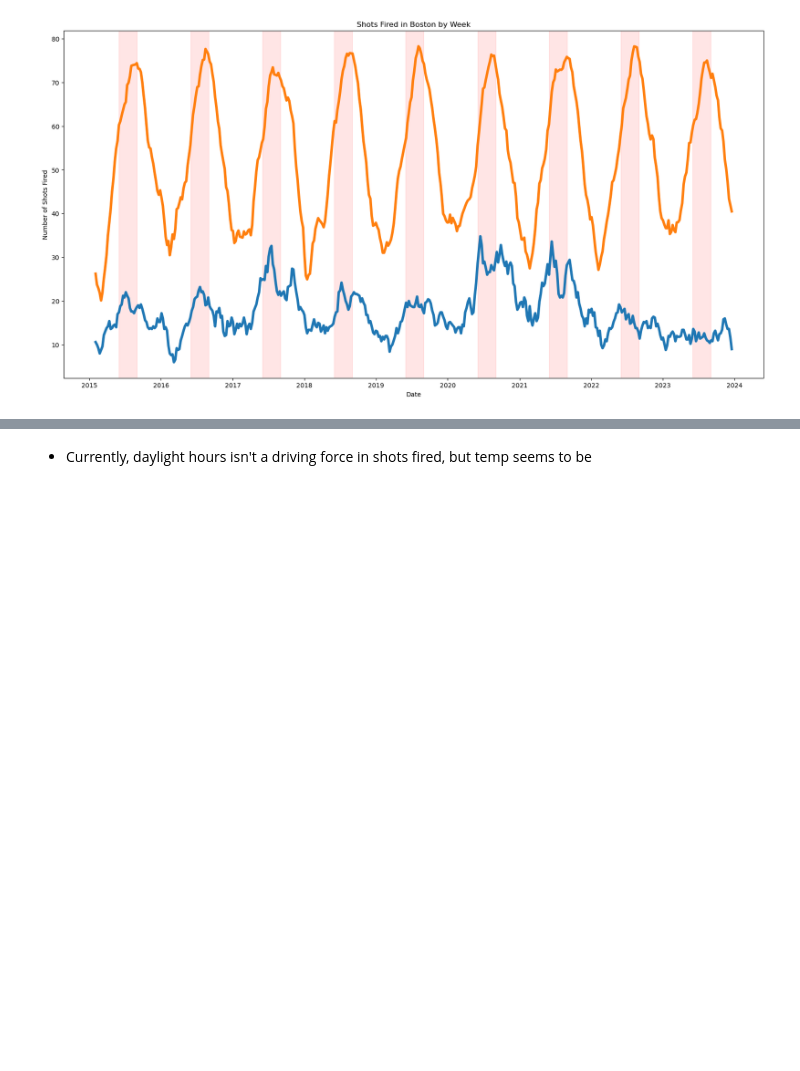
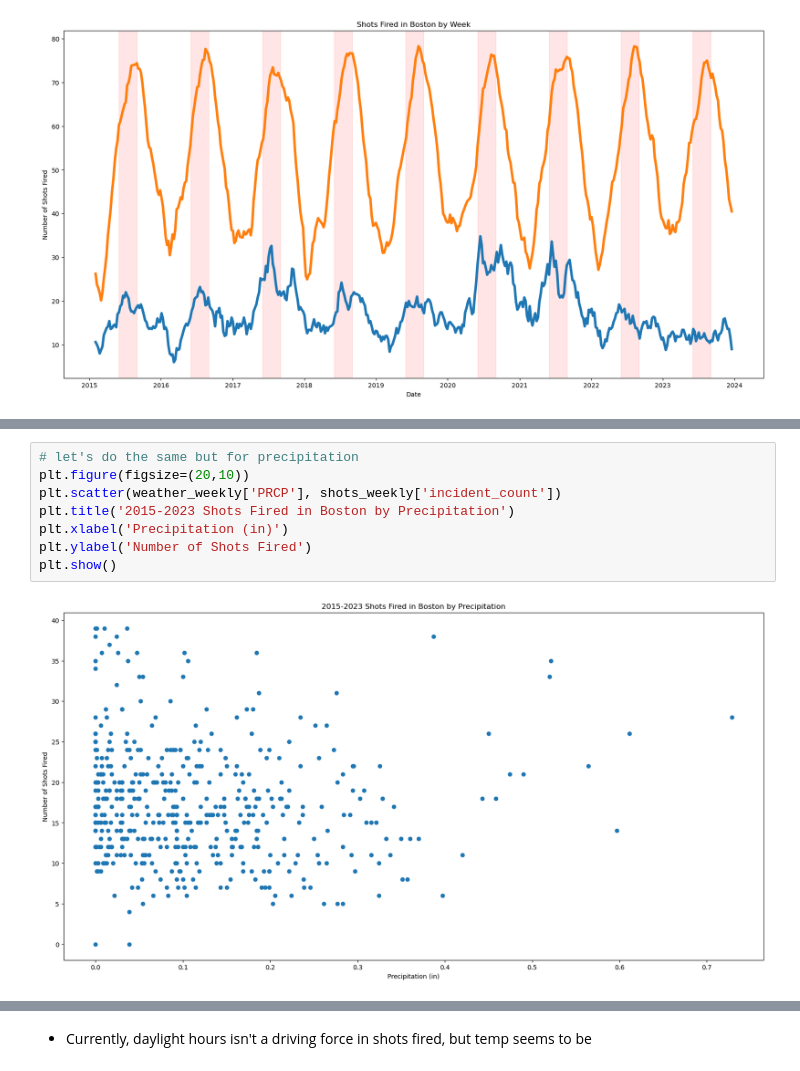
Before and after one commit to kammelCase/ShotsFiredBoston, a Jupyter notebook: New Branch/ShotsFired_DataPipeline_S.ipynb, the cells around one changed output, grey strips where cells are left out. Drawn from its saved outputs; the diff is of its cells as text; blank space fills up the shorter version.

```diff
--- a/New Branch/ShotsFired_DataPipeline_S.ipynb
+++ b/New Branch/ShotsFired_DataPipeline_S.ipynb
@@ -246,0 +269,10 @@ plt.show()
+# %%
+# let's do the same but for precipitation
+plt.figure(figsize=(20,10))
+plt.scatter(weather_weekly['PRCP'], shots_weekly['incident_count'])
+plt.title('2015-2023 Shots Fired in Boston by Precipitation')
+plt.xlabel('Precipitation (in)')
+plt.ylabel('Number of Shots Fired')
+plt.show()
+# %% [output]
+[figure, added]
```
Also changed, not shown: parts of 8 cells of this notebook.
